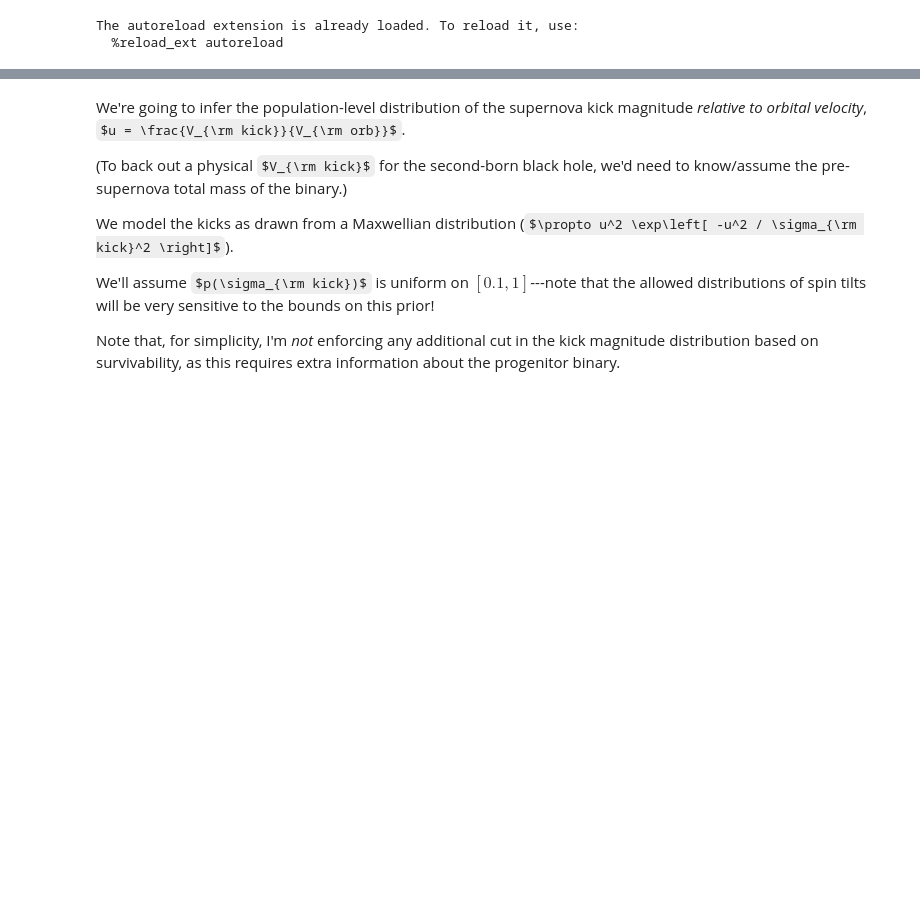
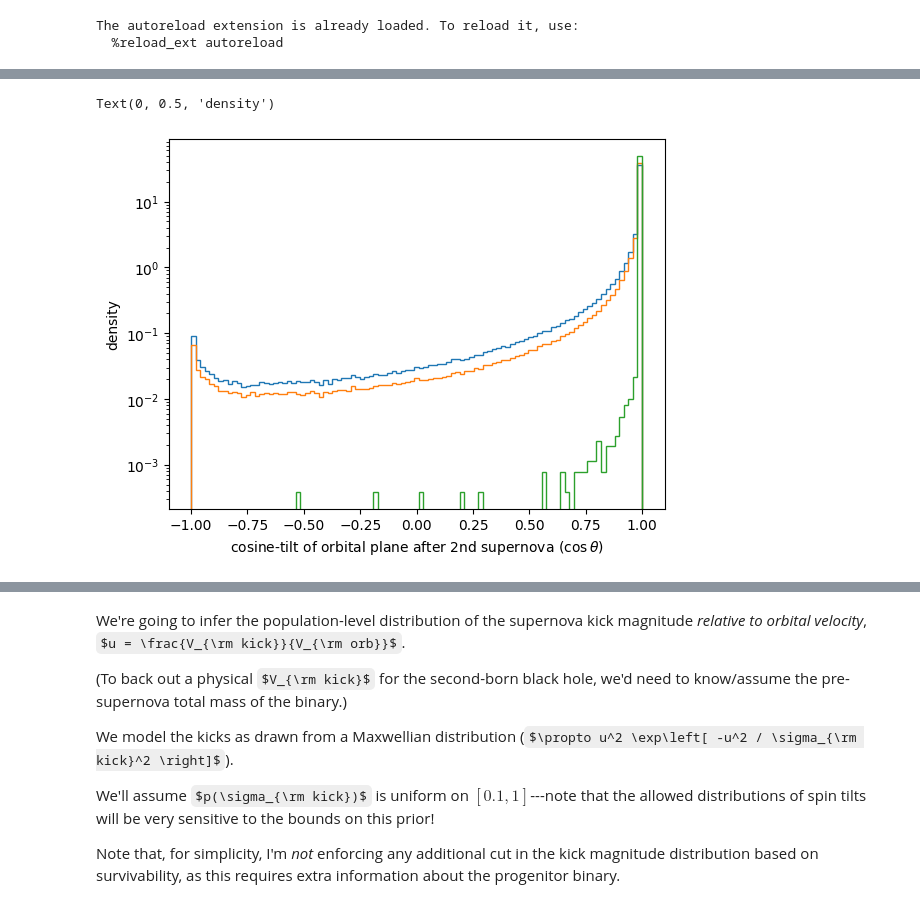
Before and after one commit to noahewolfe/tilts-and-kicks, a Jupyter notebook: code/01-inference-with-survival.ipynb, the cells around one changed output, grey strips where cells are left out. Drawn from its saved outputs; the diff is of its cells as text; code cells hidden in the pictures; some formulas as TeX source; blank space fills up the shorter version.

```diff
--- a/code/01-inference-with-survival.ipynb
+++ b/code/01-inference-with-survival.ipynb
@@ -143,0 +268,22 @@ SyntaxError: invalid syntax (52343295.py, line 25)
+# %%
+parameters = dict(
+    mbhmax=45, #50,
+    mturnover=5, #34,
+    sigma_mbh=0.04,
+    alpha_prog_1=2, #3,
+    alpha_prog_2=1.01, #0.2,
+    #alpha1=1.81, #3.4,
+    #alpha2=4.16, #3.4,
+    #mpp1=9.20, #10,
+    #sigpp1=0.79, #3,
+    #mpp2=33.83,#34,
+    #sigpp2=2.65,#3.6,
+    #mmin=6.72, #5,
+    #delta_m=7.63, #4.8,
+    #mbreak=32.51, #50,
+    #lam_tilde_0=0.11, #0.6,
+    #lam_tilde_1=0.88, #0.3,
+    #lam_tilde_2=0.01,#0.1,
+    sigma_kick=1e4,
+    xi_spin=0.1
+)
@@ -143,0 +346,15 @@ SyntaxError: invalid syntax (52343295.py, line 25)
+# %%
+bins = jnp.linspace(-1, 1, 100)
+ks = dict(histtype='step', bins=bins, density=True)
+
+fig, ax = plt.subplots()
+ax.hist(samples['cos_theta'], label='all binaries', **ks)
+ax.hist(samples['cos_theta'][samples['survive']], label='non-disrupted binaries', **ks)
+ax.hist(samples['cos_theta'][mask], label='non-disrupted binaries that merge in 14 Gyr', **ks)
+ax.semilogy()
+
+ax.set_xlabel(r'cosine-tilt of orbital plane after 2nd supernova ($\cos \theta$)')
+ax.set_ylabel('density')
+# %% [output]
+Text(0, 0.5, 'density')
+[figure, added]
```
Also changed, not shown: parts of 22 cells of this notebook, 2 other files.
